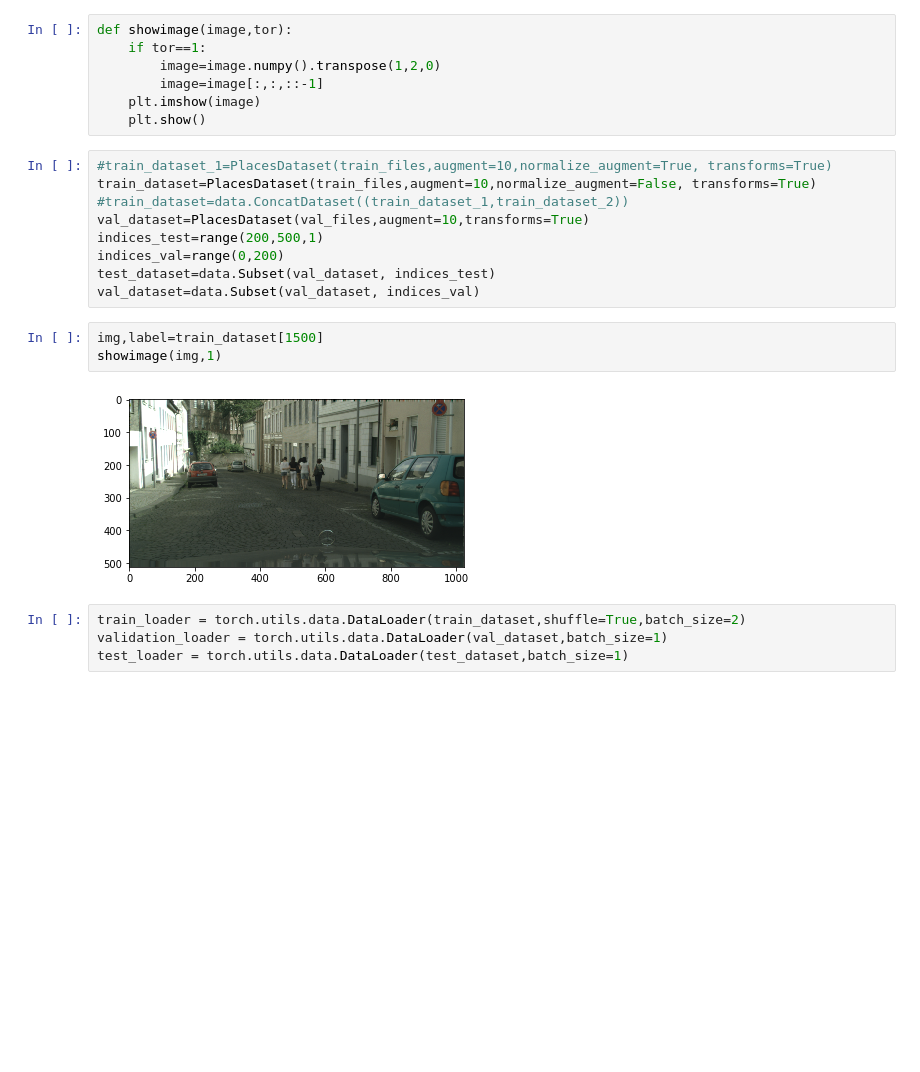
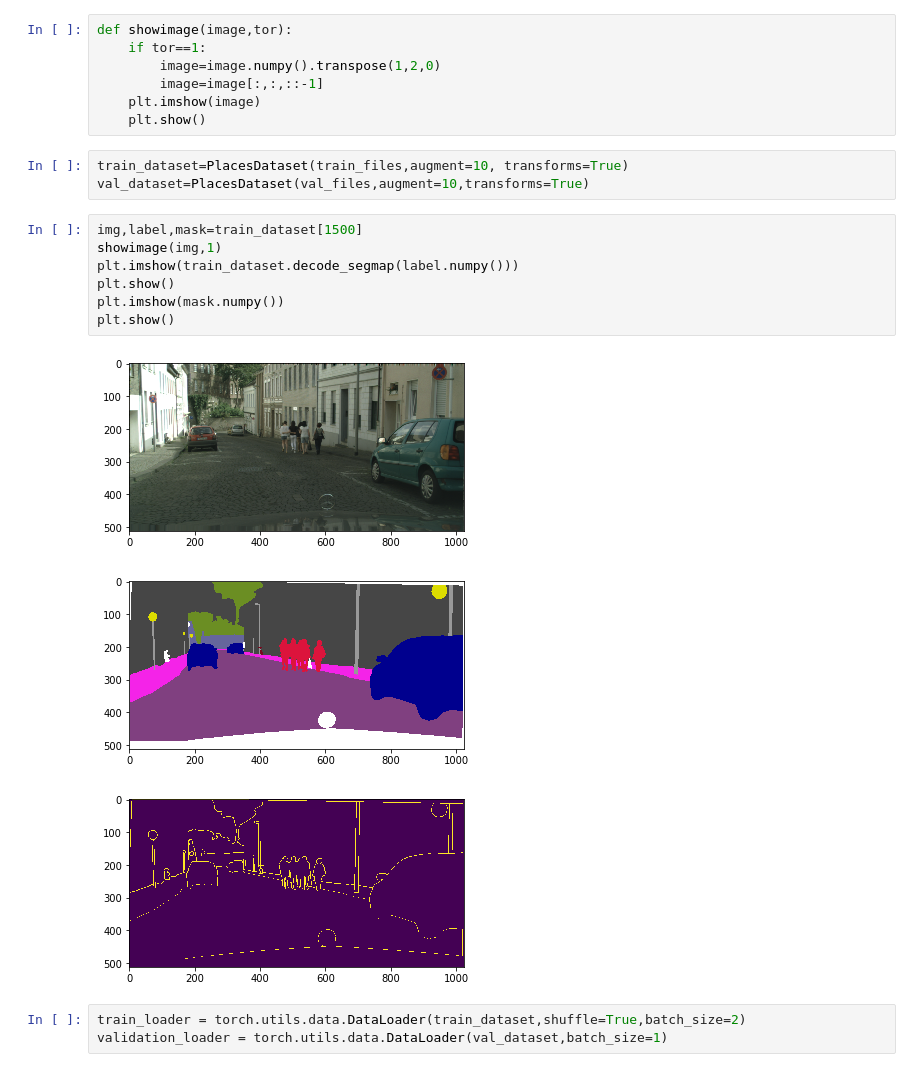
Before and after one commit to Regressionist/Semantic-Segmentation-UNet, a Jupyter notebook: train.ipynb, the cells around one changed output. Drawn from its saved outputs; the diff is of its cells as text; blank space fills up the shorter version.

```diff
--- a/train.ipynb
+++ b/train.ipynb
@@ -24,24 +25,23 @@ def showimage(image,tor):
         image=image[:,:,::-1]
     plt.imshow(image)
     plt.show()
-# %%
-#train_dataset_1=PlacesDataset(train_files,augment=10,normalize_augment=True, transforms=True)
-train_dataset=PlacesDataset(train_files,augment=10,normalize_augment=False, transforms=True)
-#train_dataset=data.ConcatDataset((train_dataset_1,train_dataset_2))
-val_dataset=PlacesDataset(val_files,augment=10,transforms=True)
-indices_test=range(200,500,1)
-indices_val=range(0,200)
-test_dataset=data.Subset(val_dataset, indices_test)
-val_dataset=data.Subset(val_dataset, indices_val)
+# %%
+train_dataset=PlacesDataset(train_files,augment=10, transforms=True)
+val_dataset=PlacesDataset(val_files,augment=10,transforms=True)
 # %%
-img,label=train_dataset[1500]
+img,label,mask=train_dataset[1500]
 showimage(img,1)
+plt.imshow(train_dataset.decode_segmap(label.numpy()))
+plt.show()
+plt.imshow(mask.numpy())
+plt.show()
 # %% [output]
 [figure]
+[figure, added]
+[figure, added]
 # %%
 train_loader = torch.utils.data.DataLoader(train_dataset,shuffle=True,batch_size=2)
 validation_loader = torch.utils.data.DataLoader(val_dataset,batch_size=1)
-test_loader = torch.utils.data.DataLoader(test_dataset,batch_size=1)
 # %%
 unet=Unet()
 device = torch.device("cuda" if torch.cuda.is_available() else "cpu")
```
Also changed, not shown: parts of 12 cells of this notebook, 2 other files.
